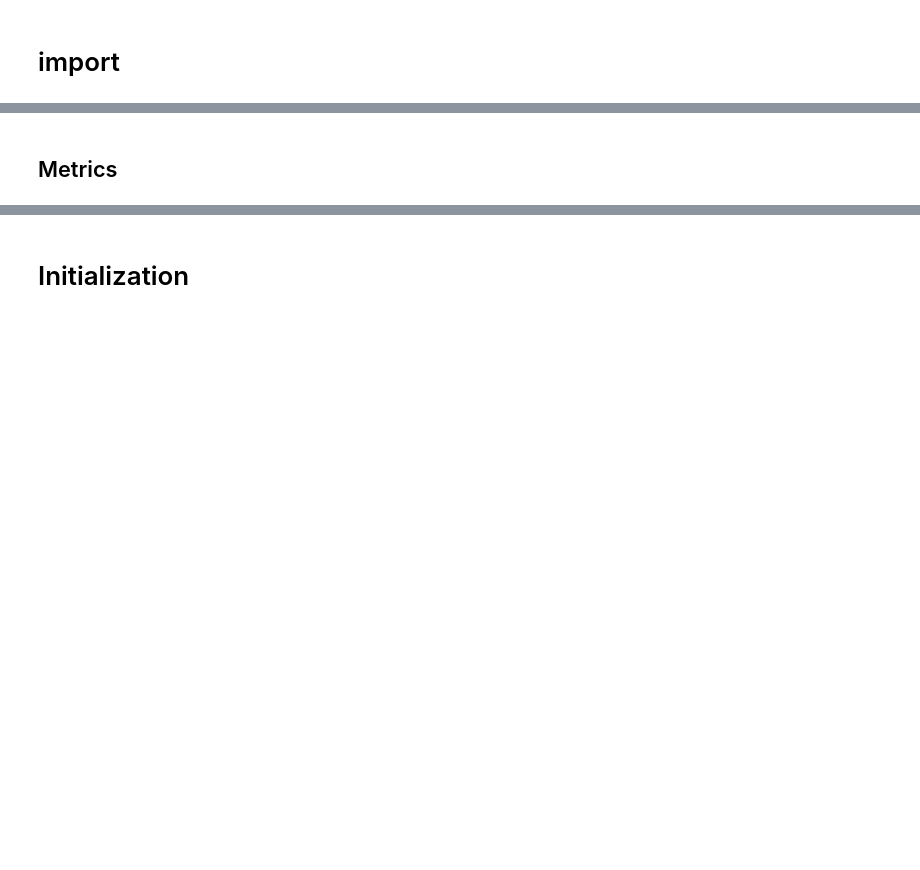
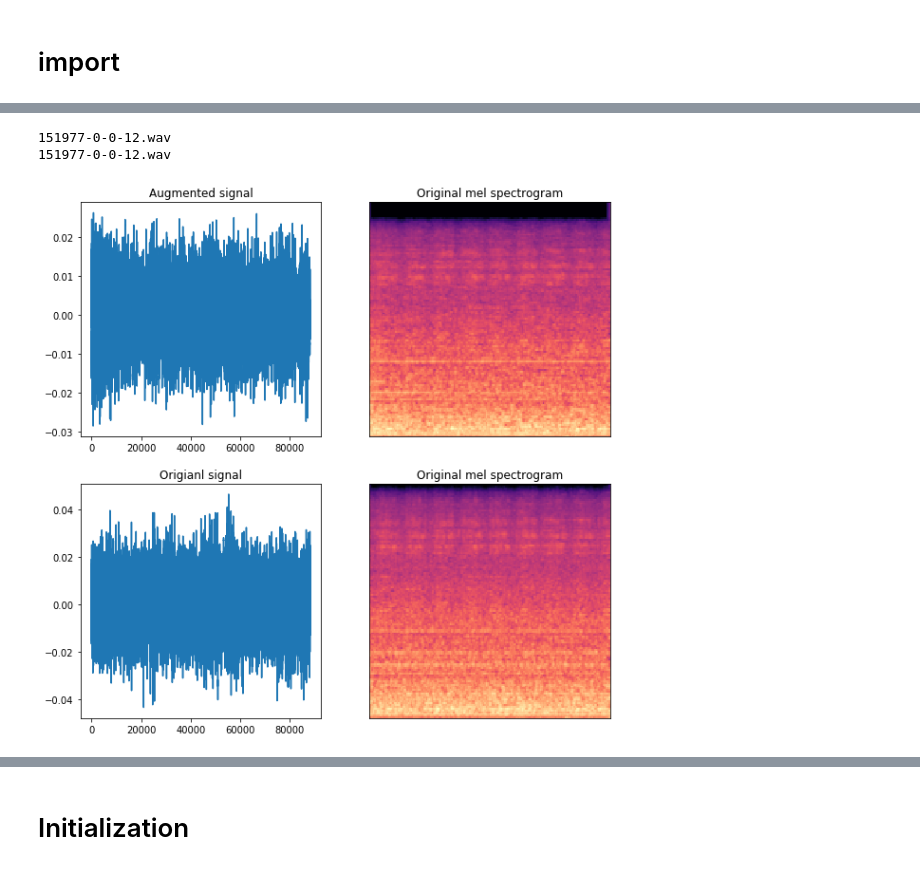
Before and after one commit to lcances/Deep-Co-Training, a Jupyter notebook: notebooks/copoundScalling.ipynb, the cells around one changed output, grey strips where cells are left out. Saved outputs shown, nothing was run; the diff lists cells and outputs as text; code cells hidden in the pictures; blank space fills up the shorter version.

Commit message:
add notebook for visualize static augmentation

```diff
--- a/notebooks/copoundScalling.ipynb
+++ b/notebooks/copoundScalling.ipynb
@@ -35,2 +32,0 @@ from models import cnn
-# %% [markdown]
-## Metrics
@@ -100,0 +33,13 @@ def get_datetime():
+# %%
+import h5py
+
+with h5py.File("../dataset/audio/urbansound8k_22050_augmentations.hdf5", "r") as hdf:
+    one_file_aug = np.asarray(hdf["fold1"]["PSC1"][2, 0, :])
+    print(hdf["fold1"]["filenames"][0])
+
+with h5py.File("../dataset/audio/urbansound8k_22050.hdf5", "r") as hdf:
+    one_file_orig = np.asarray(hdf["fold1"]["data"][0, :])
+    print(hdf["fold1"]["filenames"][0])
+# %% [output]
+151977-0-0-12.wav
+151977-0-0-12.wav
@@ -100,0 +48,23 @@ def get_datetime():
+# %%
+import matplotlib.pyplot as plt
+
+plt.figure(0, figsize=(10, 10))
+
+plt.subplot(2, 2, 1)
+plt.title("Augmented signal")
+plt.plot(one_file_aug)
+
+plt.subplot(2, 2, 3)
+plt.title("Origianl signal")
+plt.plot(one_file_orig)
+
+plt.subplot(2, 2, 2)
+plt.title("Original mel spectrogram")
+librosa.display.specshow(librosa.power_to_db(librosa.feature.melspectrogram(one_file_aug),  ref=np.max))
+
+plt.subplot(2, 2, 4)
+plt.title("Original mel spectrogram")
+librosa.display.specshow(librosa.power_to_db(librosa.feature.melspectrogram(one_file_orig),  ref=np.max))
+plt.show()
+# %% [output]
+[figure, added]
```
Also changed, not shown: parts of 30 cells of this notebook, 13 other files.
